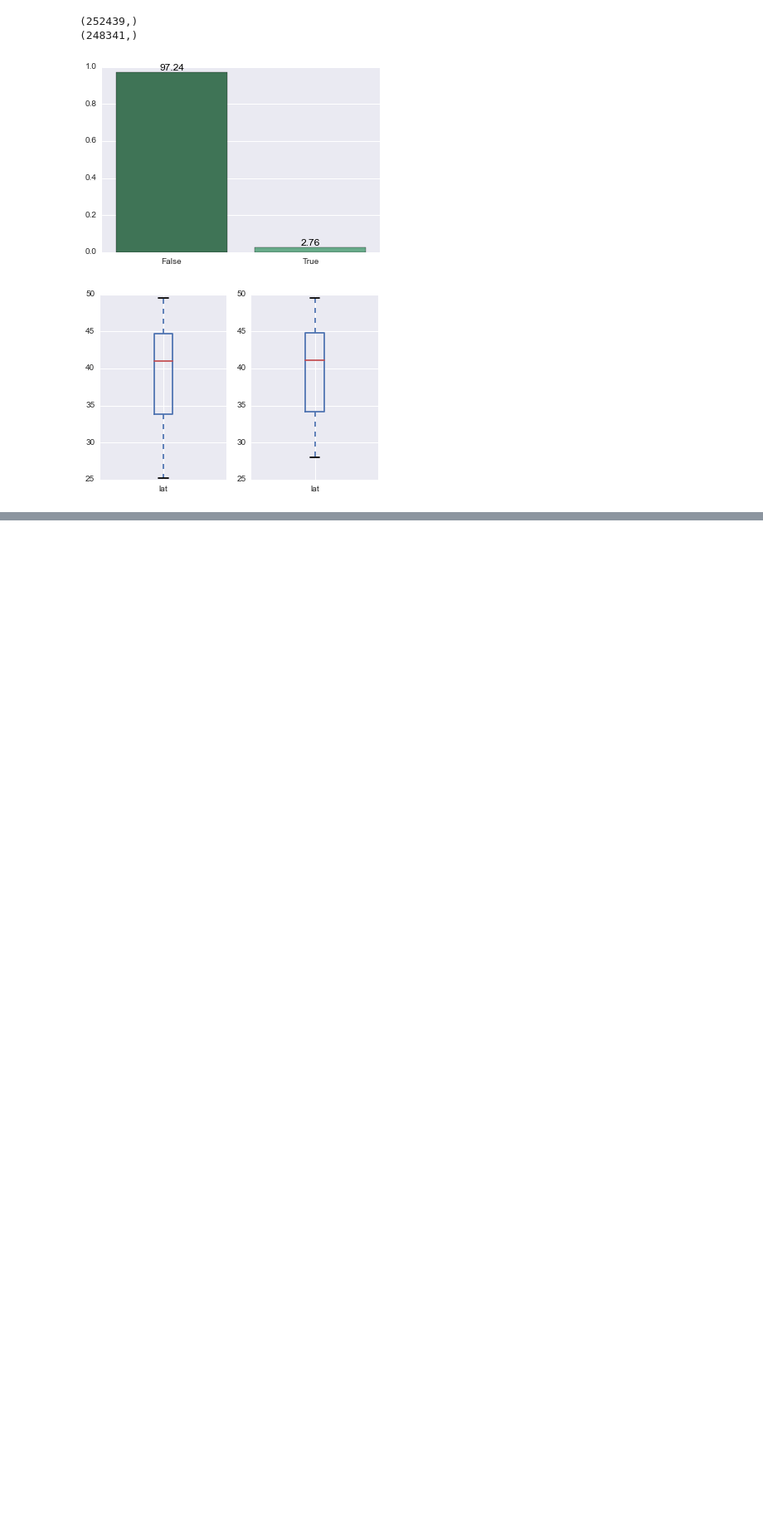
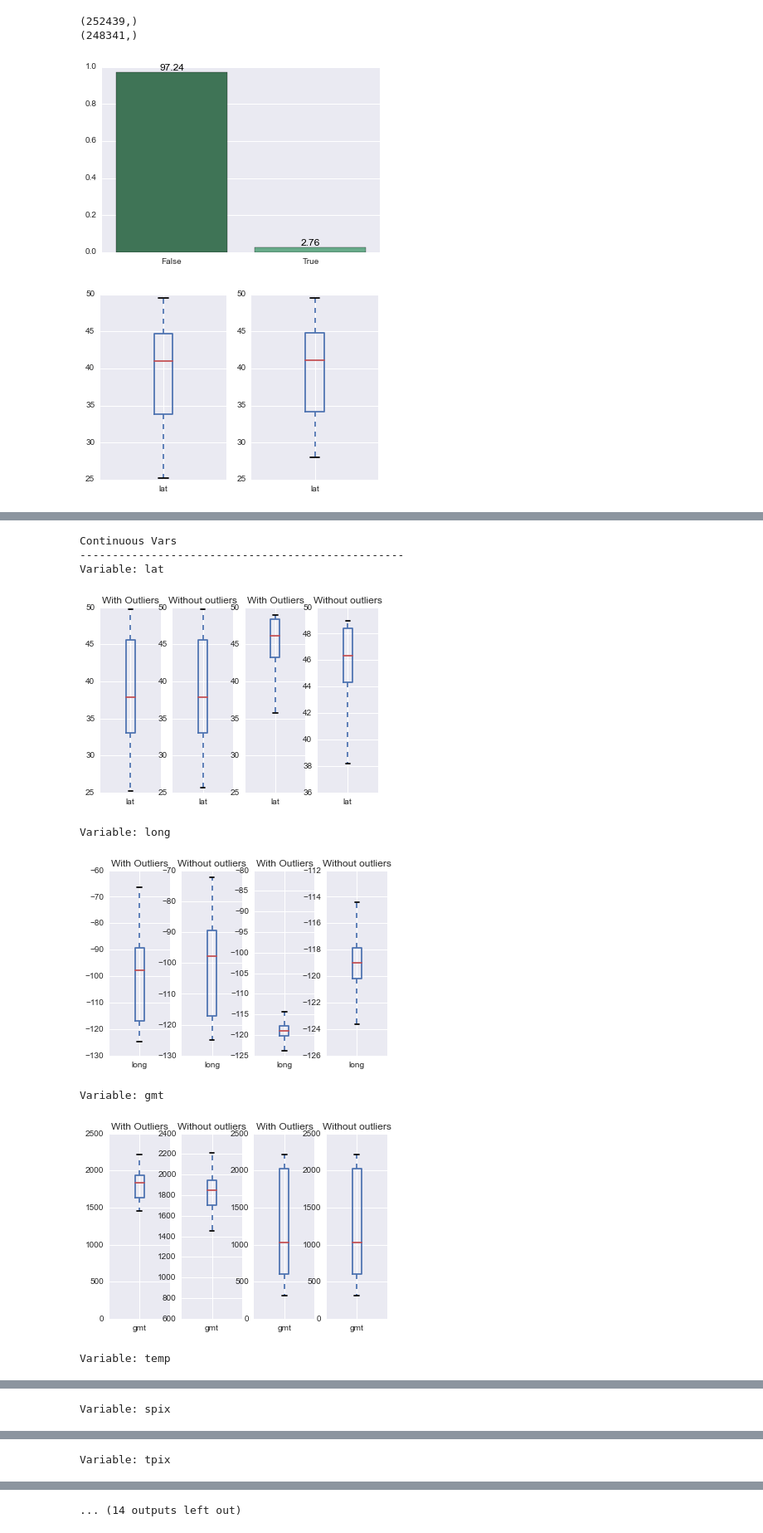
Before and after one commit to sallamander/forest-fires, a Jupyter notebook: code/eda-viz/in_proj/distribution_exploration.ipynb, the cells around one changed output, grey strips where cells are left out. Shown at 83% size. Saved outputs shown, nothing was run; the diff lists cells and outputs as text; code cells hidden in the pictures; blank space fills up the shorter version.

```diff
--- a/code/eda-viz/in_proj/distribution_exploration.ipynb
+++ b/code/eda-viz/in_proj/distribution_exploration.ipynb
@@ -72,0 +148,12 @@ plot_var_dist(fires_df_2012['lat'])
+# %%
+check_dists(2015)
+# %% [output]
+Continuous Vars
+--------------------------------------------------
+Variable: lat
+[figure, added]
+Variable: long
+[figure, added]
+Variable: gmt
+[figure, added]
+Variable: temp
@@ -72,0 +161 @@ plot_var_dist(fires_df_2012['lat'])
+Variable: spix
@@ -72,0 +163 @@ plot_var_dist(fires_df_2012['lat'])
+Variable: tpix
@@ -72,0 +165 @@ plot_var_dist(fires_df_2012['lat'])
+... (14 outputs left out)
```
Also changed, not shown: parts of 7 cells of this notebook.
